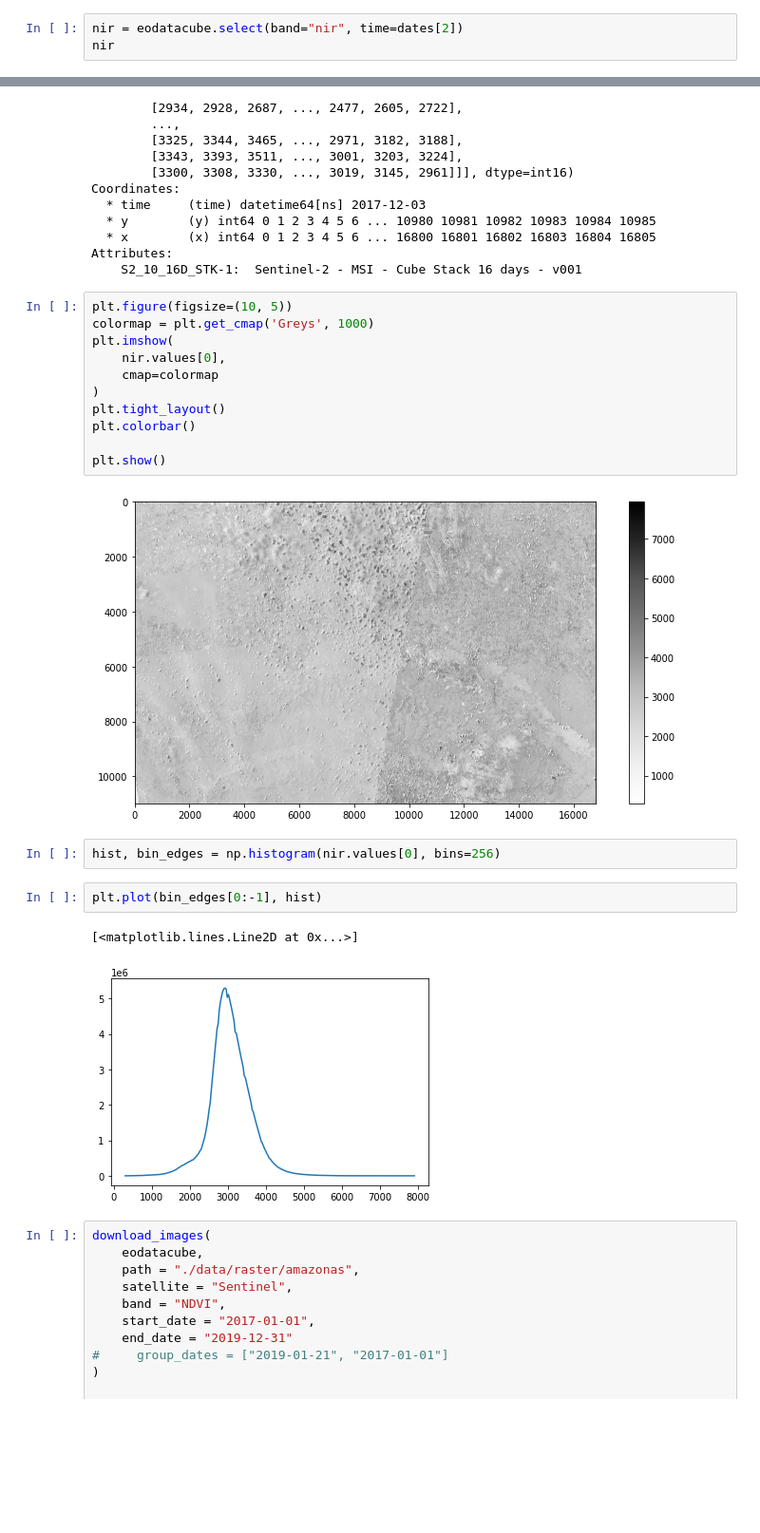
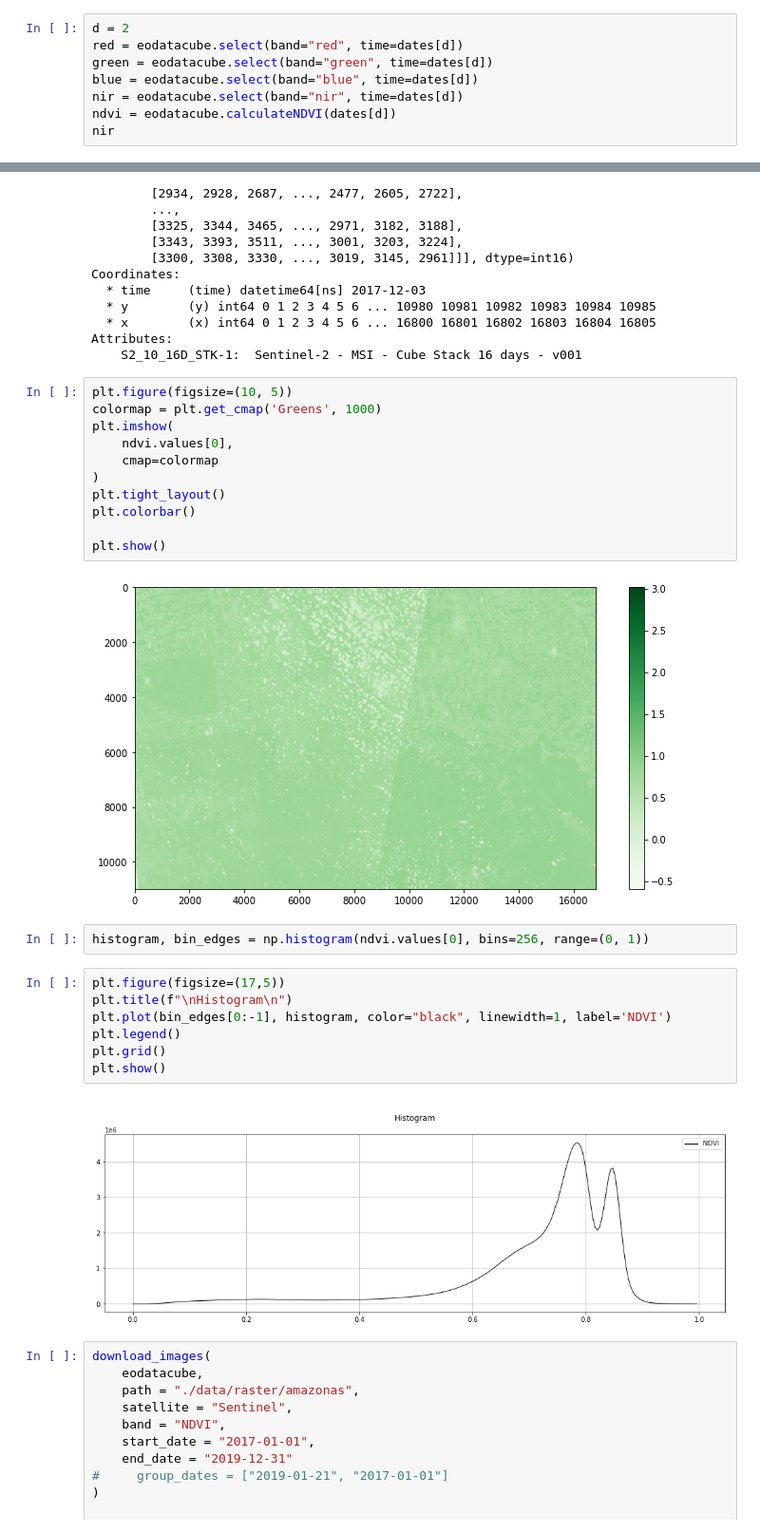
Before and after one commit to AbnerErnaniADSFatec/sample-assessment-data-science, a Jupyter notebook: ImageProcessingSER413TrabalhoFinalAbnerAnjos.ipynb, the cells around one changed output, grey strips where cells are left out. Shown at 95% size. Cells and saved outputs as stored; diff of their text form; blank space fills up the shorter version.

```diff
--- a/ImageProcessingSER413TrabalhoFinalAbnerAnjos.ipynb
+++ b/ImageProcessingSER413TrabalhoFinalAbnerAnjos.ipynb
@@ -74,7 +76,12 @@ f"{len(dates)} images"
 # %% [output]
 '50 images'
 # %%
-nir = eodatacube.select(band="nir", time=dates[2])
+d = 2
+red = eodatacube.select(band="red", time=dates[d])
+green = eodatacube.select(band="green", time=dates[d])
+blue = eodatacube.select(band="blue", time=dates[d])
+nir = eodatacube.select(band="nir", time=dates[d])
+ndvi = eodatacube.calculateNDVI(dates[d])
 nir
 # %% [output]
 <xarray.DataArray ['ResultSearch_nir'] (time: 1, y: 10986, x: 16806)>
@@ -93,9 +100,9 @@ Attributes:
     S2_10_16D_STK-1:  Sentinel-2 - MSI - Cube Stack 16 days - v001
 # %%
 plt.figure(figsize=(10, 5))
-colormap = plt.get_cmap('Greys', 1000)
+colormap = plt.get_cmap('Greens', 1000)
 plt.imshow(
-    nir.values[0],
+    ndvi.values[0],
     cmap=colormap
 )
 plt.tight_layout()
@@ -103,14 +110,18 @@ plt.colorbar()
 
 plt.show()
 # %% [output]
-[figure, old version]
+[figure, new version]
-# %%
-hist, bin_edges = np.histogram(nir.values[0], bins=256)
+# %%
+histogram, bin_edges = np.histogram(ndvi.values[0], bins=256, range=(0, 1))
 # %%
-plt.plot(bin_edges[0:-1], hist)
+plt.figure(figsize=(17,5))
+plt.title(f"\nHistogram\n")
+plt.plot(bin_edges[0:-1], histogram, color="black", linewidth=1, label='NDVI')
+plt.legend()
+plt.grid()
+plt.show()
 # %% [output]
-[<matplotlib.lines.Line2D at 0x...>]
-[figure, old version]
+[figure, new version]
 # %%
 download_images(
     eodatacube,
```
Also changed, not shown: parts of 3 cells of this notebook, 2 other files.
